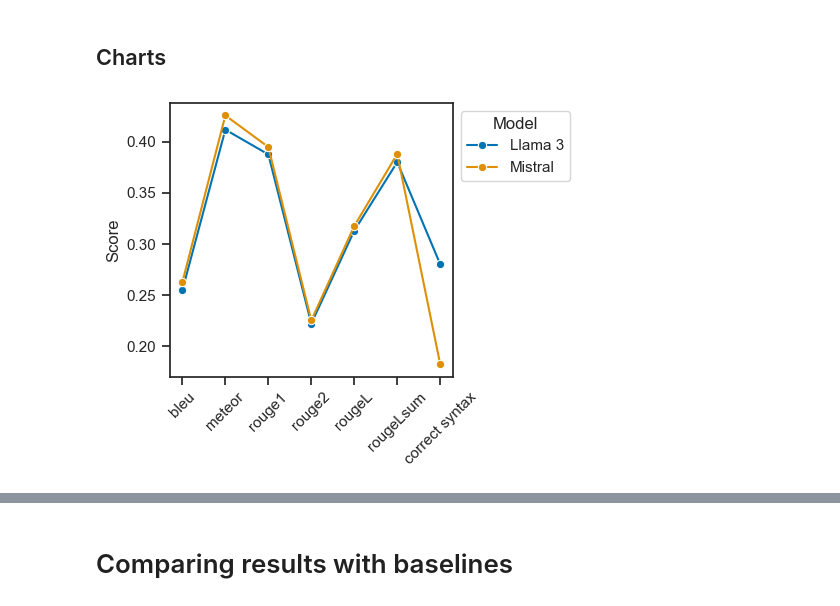
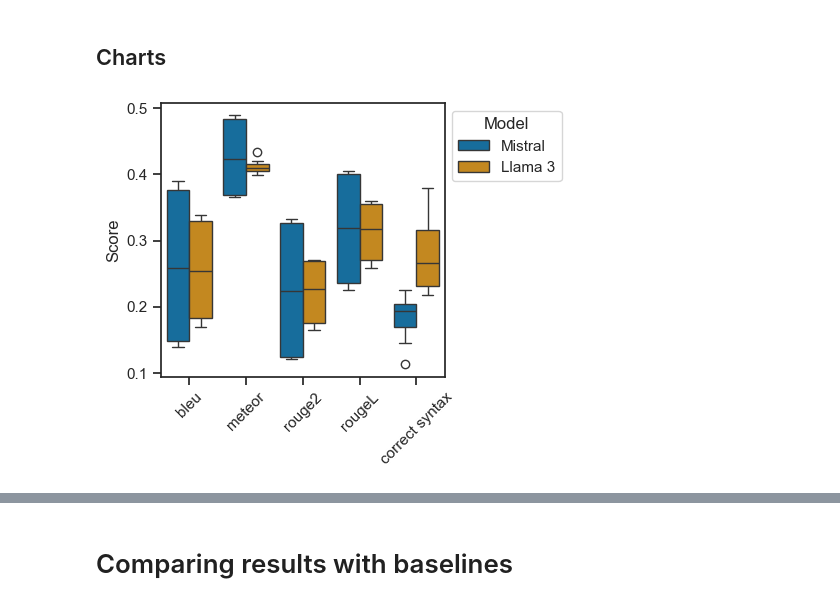
Before and after one commit to Gratic/Finetuning-LLM-for-SPARQL-generation, a Jupyter notebook: scripts/experiment_results.ipynb, the cells around one changed output, grey strips where cells are left out. Saved outputs shown, nothing was run; the diff lists cells and outputs as text; code cells hidden in the pictures.

```diff
--- a/scripts/experiment_results.ipynb
+++ b/scripts/experiment_results.ipynb
@@ -705,19 +687,20 @@ Llama 3 & Mistral & labeled & basic & 0.01 & 0.01 & 0.03 & 0.03 & 0.00 & 0.01 &
 # %%
 import seaborn as sns
 import matplotlib.pyplot as plt
 
-max_mt_metrics = final_df[b_mt_metrics].groupby('model')[['bleu', 'meteor', 'rouge1', 'rouge2', 'rougeL', 'rougeLsum', 'correct syntax']].mean().reset_index()
+# max_mt_metrics = final_df[b_mt_metrics].groupby('model')[['bleu', 'meteor', 'rouge2', 'rougeL', 'correct syntax']].mean().reset_index()
+max_mt_metrics = final_df[b_mt_metrics][['model', 'bleu', 'meteor', 'rouge2', 'rougeL', 'correct syntax']]
 df_melted = max_mt_metrics.melt(id_vars=['model'], var_name='metric', value_name='score')
 
 plt.figure(figsize=(5, 4))
-sns.lineplot(data=df_melted, x='metric', y='score', hue='model', marker='o')
+sns.boxplot(data=df_melted, x='metric', y='score', hue='model')
 plt.xlabel(None)
 plt.ylabel('Score')
 plt.xticks(rotation=45)
 plt.legend(title='Model', bbox_to_anchor=(1.00, 1), loc='upper left')
 
 # Adjust layout and display the plot
 plt.tight_layout()
 plt.show()
 # %% [output]
-[figure, old version]
+[figure, new version]
```
Also changed, not shown: parts of 14 cells of this notebook, 1 other file.
